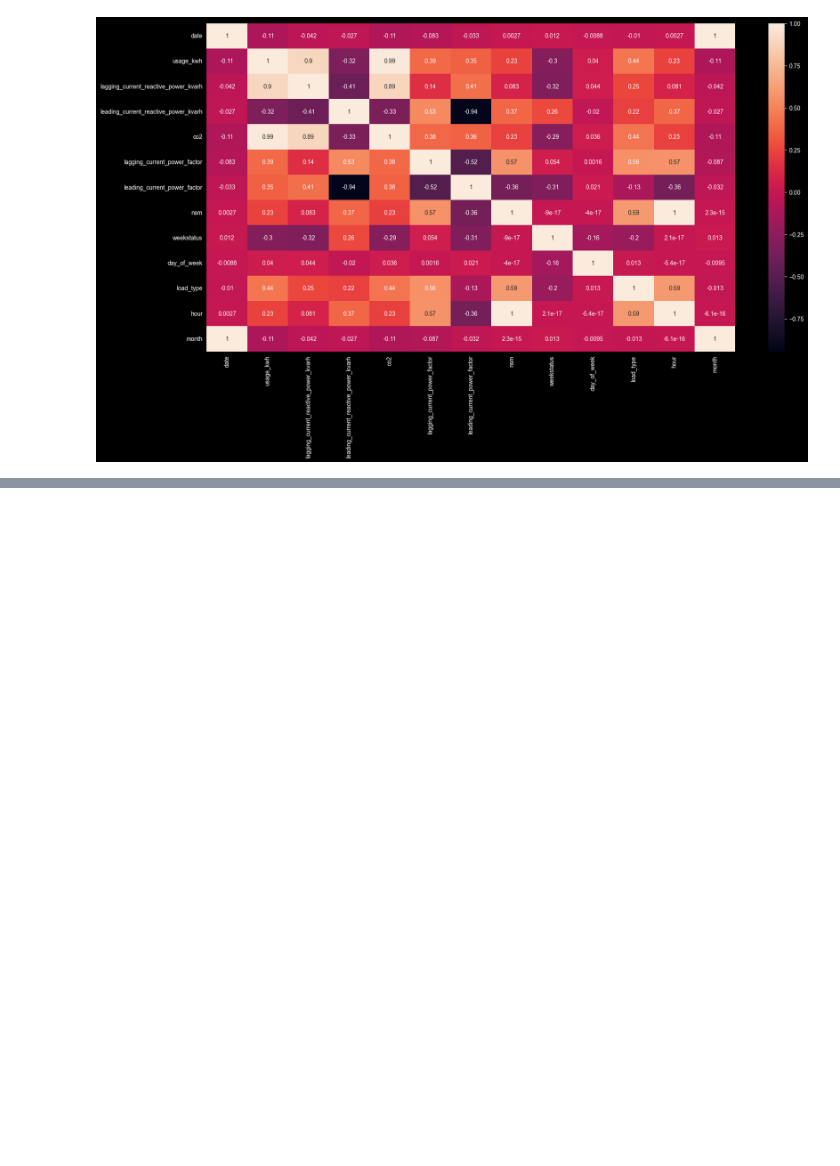
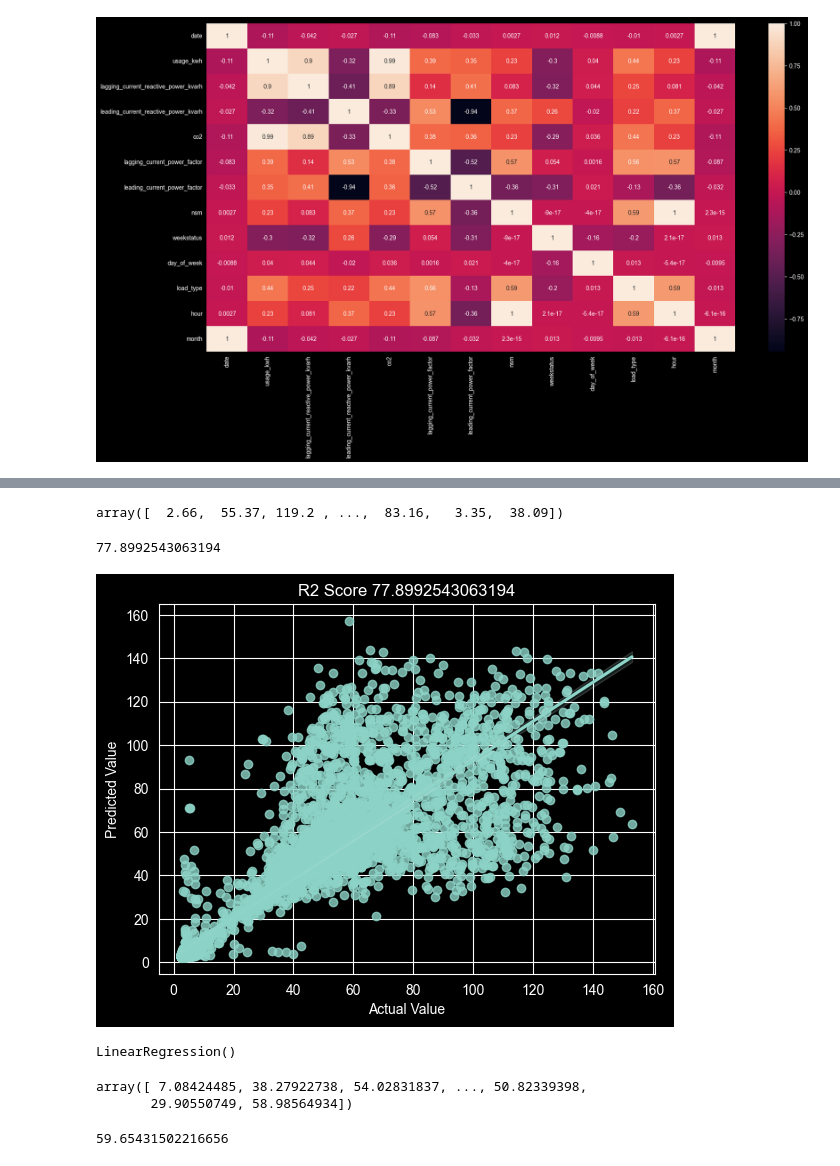
Before and after one commit to kaymansrinivasan/Steel-Industry-Energy-Consumption, a Jupyter notebook: notebook/book.ipynb, the cells around one changed output, grey strips where cells are left out. Drawn from its saved outputs; the diff is of its cells as text; code cells hidden in the pictures; blank space fills up the shorter version.

```diff
--- a/notebook/book.ipynb
+++ b/notebook/book.ipynb
@@ -200,0 +246,5 @@ plt.show()
+# %%
+z = df.drop(["usage_kwh", 'date','lagging_current_reactive_power_kvarh',
+       'leading_current_reactive_power_kvarh', 'co2' ], axis=1)
+
+z_train, z_test, y_train, y_test = train_test_split(z,y, test_size=0.2, random_state=42)
@@ -200,0 +257,33 @@ plt.show()
+# %%
+y_pred_dt = dt.predict(z_test)
+y_pred_dt
+# %% [output]
+array([  2.66,  55.37, 119.2 , ...,  83.16,   3.35,  38.09])
+# %%
+R2_dt = r2_score(y_test, y_pred_dt)
+R2_dt*100
+# %% [output]
+77.8992543063194
+# %%
+sns.regplot(x=y_test, y=y_pred_dt)
+plt.title(f"R2 Score {R2_dt*100}")
+plt.xlabel("Actual Value")
+plt.ylabel("Predicted Value")
+plt.show()
+# %% [output]
+[figure, added]
+# %%
+lr.fit(z_train, y_train)
+# %% [output]
+LinearRegression()
+# %%
+y_predict = lr.predict(z_test)
+y_predict
+# %% [output]
+array([ 7.08424485, 38.27922738, 54.02831837, ..., 50.82339398,
+       29.90550749, 58.98564934])
+# %%
+R2 = r2_score(y_test, y_predict)
+R2*100
+# %% [output]
+59.65431502216656
```
Also changed, not shown: parts of 11 cells of this notebook.
